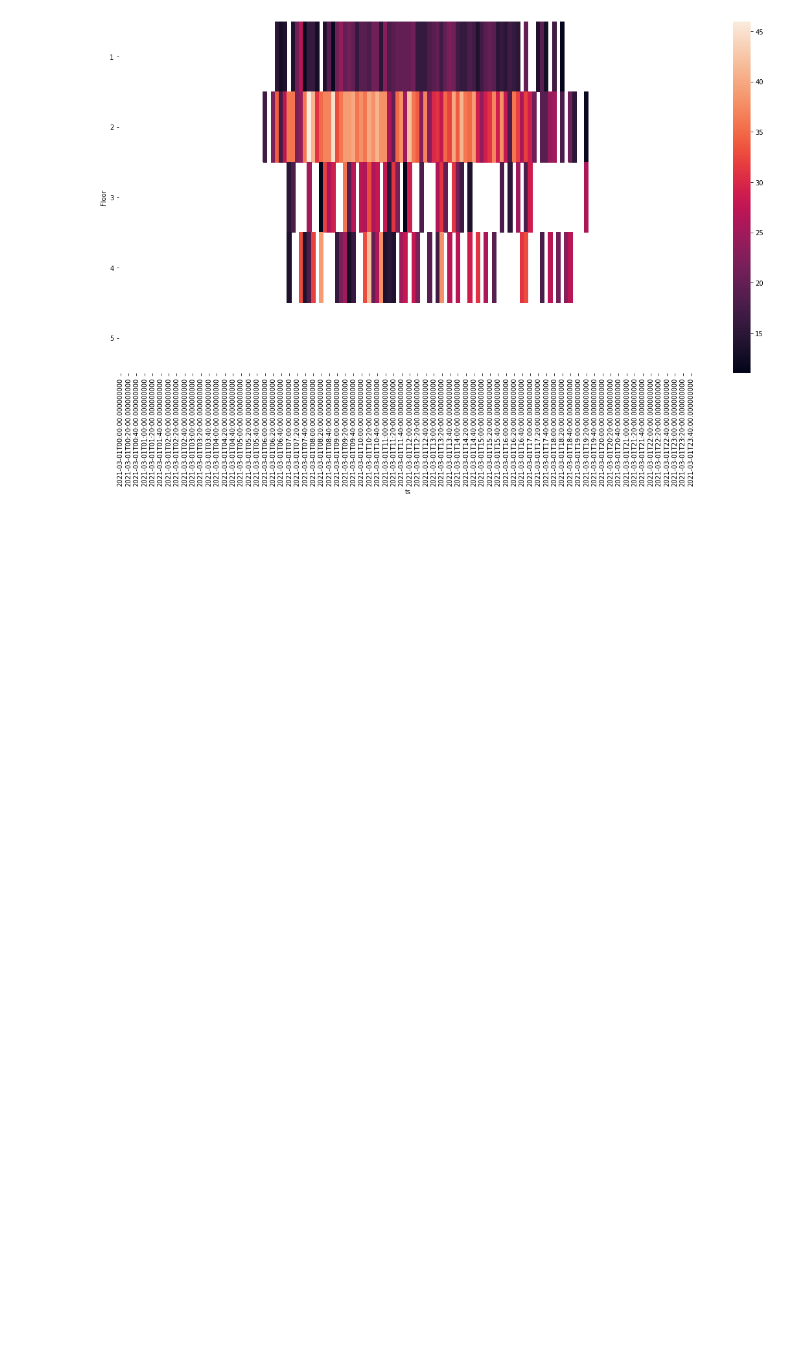
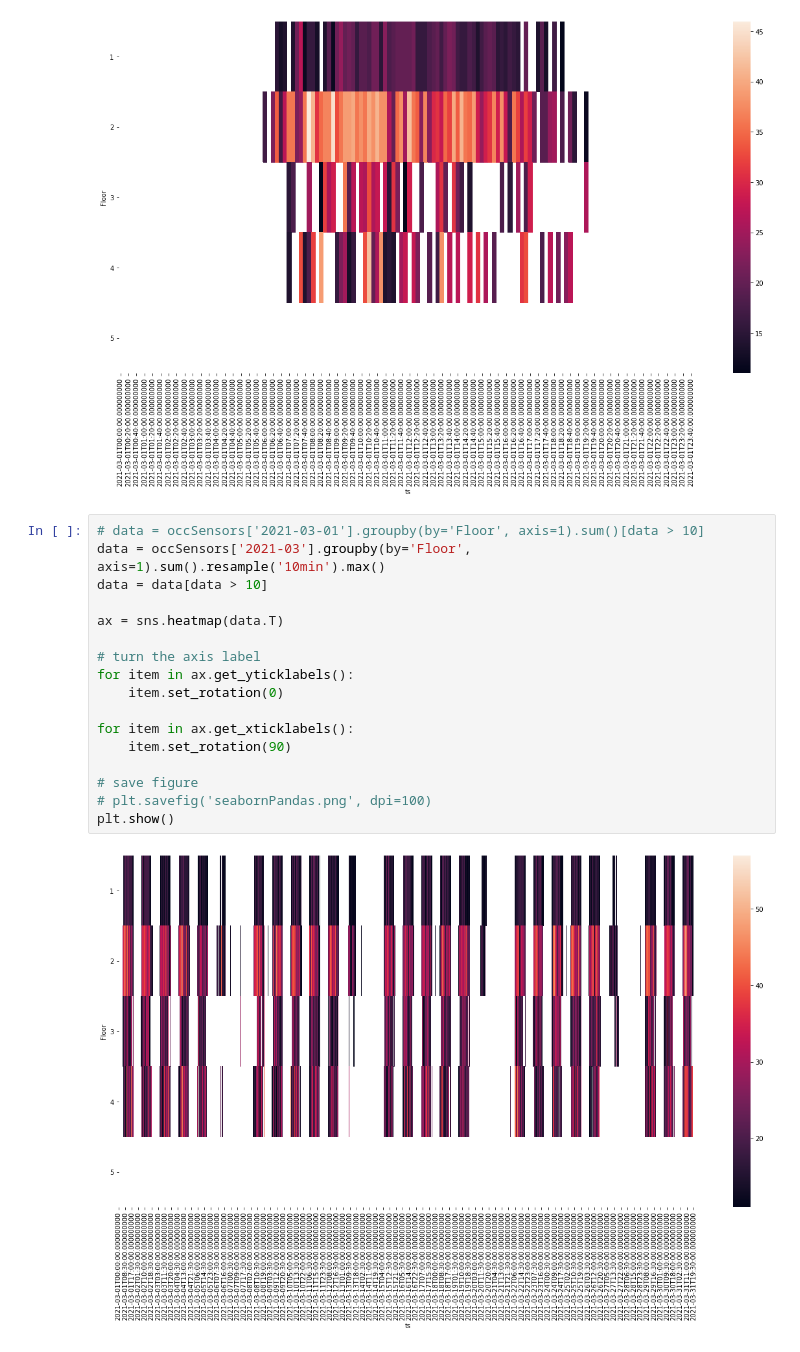
Before and after one commit to cweyandt/orb, a Jupyter notebook: 02 EDA/eda_occSensors.ipynb, the cells around one changed output. Cells and saved outputs as stored; diff of their text form; blank space fills up the shorter version.

```diff
--- a/02 EDA/eda_occSensors.ipynb
+++ b/02 EDA/eda_occSensors.ipynb
@@ -115,3 +115,22 @@ for item in ax.get_xticklabels():
 plt.show()
 # %% [output]
 [figure]
+# %%
+# data = occSensors['2021-03-01'].groupby(by='Floor', axis=1).sum()[data > 10]
+data = occSensors['2021-03'].groupby(by='Floor', axis=1).sum().resample('10min').max()
+data = data[data > 10]
+
+ax = sns.heatmap(data.T)
+
+# turn the axis label
+for item in ax.get_yticklabels():
+    item.set_rotation(0)
+
+for item in ax.get_xticklabels():
+    item.set_rotation(90)
+
+# save figure
+# plt.savefig('seabornPandas.png', dpi=100)
+plt.show()
+# %% [output]
+[figure, added]
```
